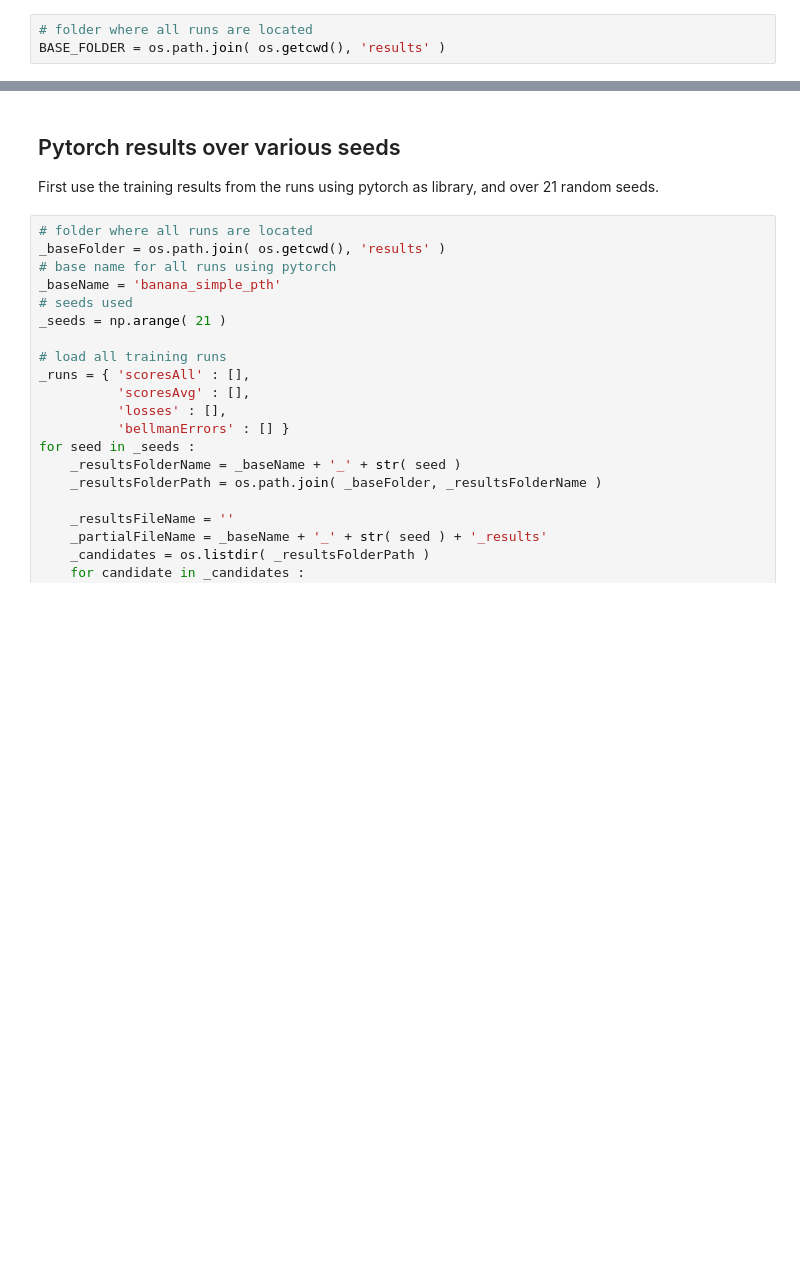
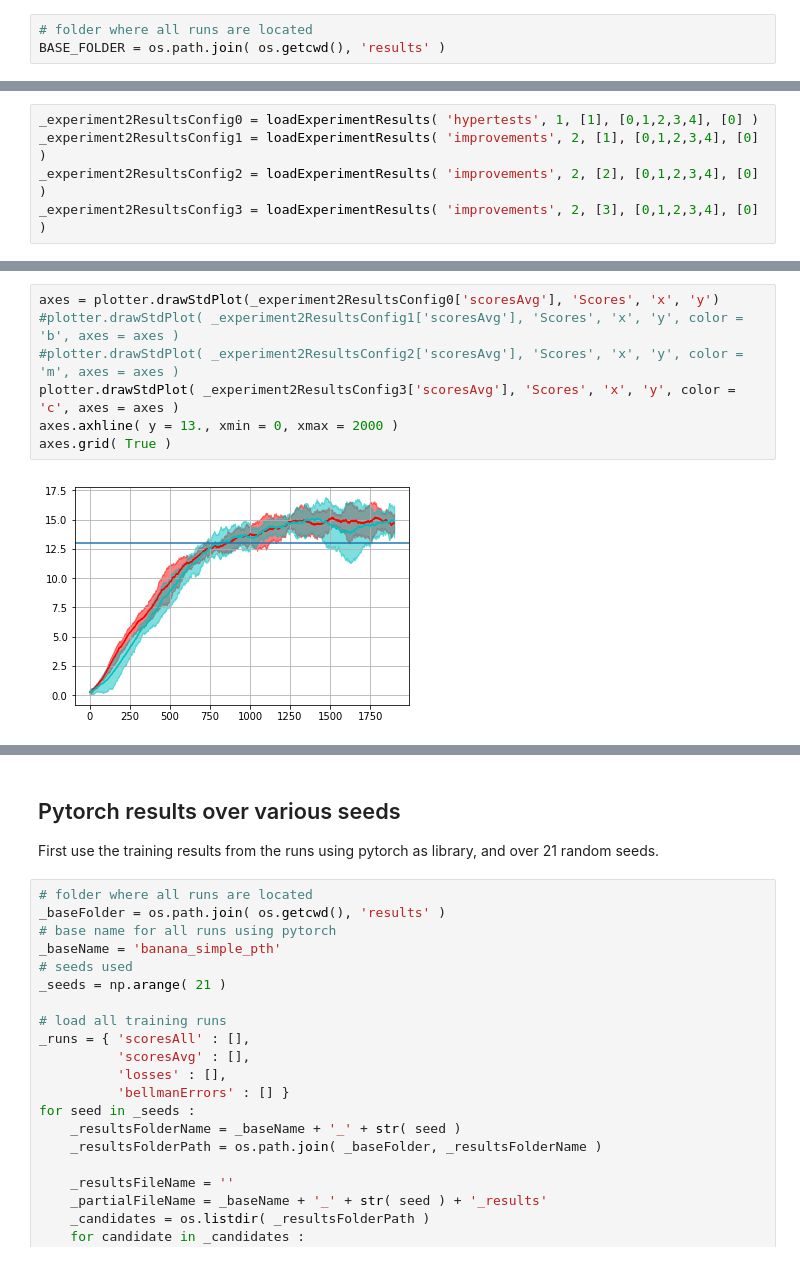
Before and after one commit to wpumacay/DeeprlND-projects, a Jupyter notebook: project1-navigation/results_analysis.ipynb, the cells around one changed output, grey strips where cells are left out. Drawn from its saved outputs; the diff is of its cells as text; blank space fills up the shorter version.

```diff
--- a/project1-navigation/results_analysis.ipynb
+++ b/project1-navigation/results_analysis.ipynb
@@ -42,0 +140,5 @@ INFO> loaded training data from session [banana_hyper_vtest] with timestamp [Sat
+# %%
+_experiment2ResultsConfig0 = loadExperimentResults( 'hypertests', 1, [1], [0,1,2,3,4], [0] )
+_experiment2ResultsConfig1 = loadExperimentResults( 'improvements', 2, [1], [0,1,2,3,4], [0] )
+_experiment2ResultsConfig2 = loadExperimentResults( 'improvements', 2, [2], [0,1,2,3,4], [0] )
+_experiment2ResultsConfig3 = loadExperimentResults( 'improvements', 2, [3], [0,1,2,3,4], [0] )
@@ -42,0 +166,9 @@ INFO> loaded training data from session [banana_hyper_vtest] with timestamp [Sat
+# %%
+axes = plotter.drawStdPlot(_experiment2ResultsConfig0['scoresAvg'], 'Scores', 'x', 'y')
+#plotter.drawStdPlot( _experiment2ResultsConfig1['scoresAvg'], 'Scores', 'x', 'y', color = 'b', axes = axes )
+#plotter.drawStdPlot( _experiment2ResultsConfig2['scoresAvg'], 'Scores', 'x', 'y', color = 'm', axes = axes )
+plotter.drawStdPlot( _experiment2ResultsConfig3['scoresAvg'], 'Scores', 'x', 'y', color = 'c', axes = axes )
+axes.axhline( y = 13., xmin = 0, xmax = 2000 )
+axes.grid( True )
+# %% [output]
+[figure, added]
```
Also changed, not shown: parts of 15 cells of this notebook.
